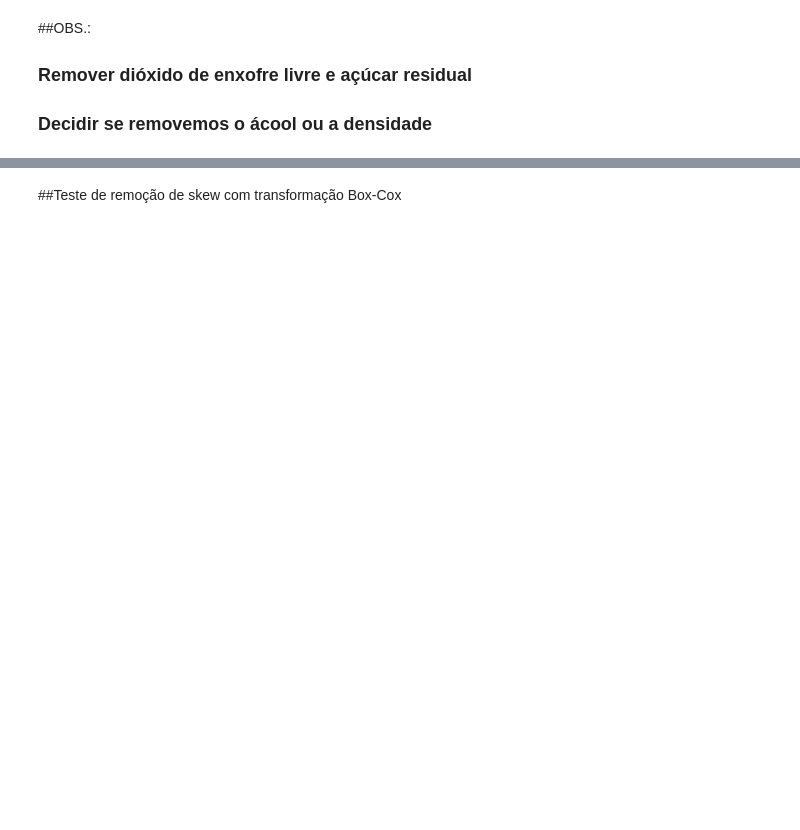
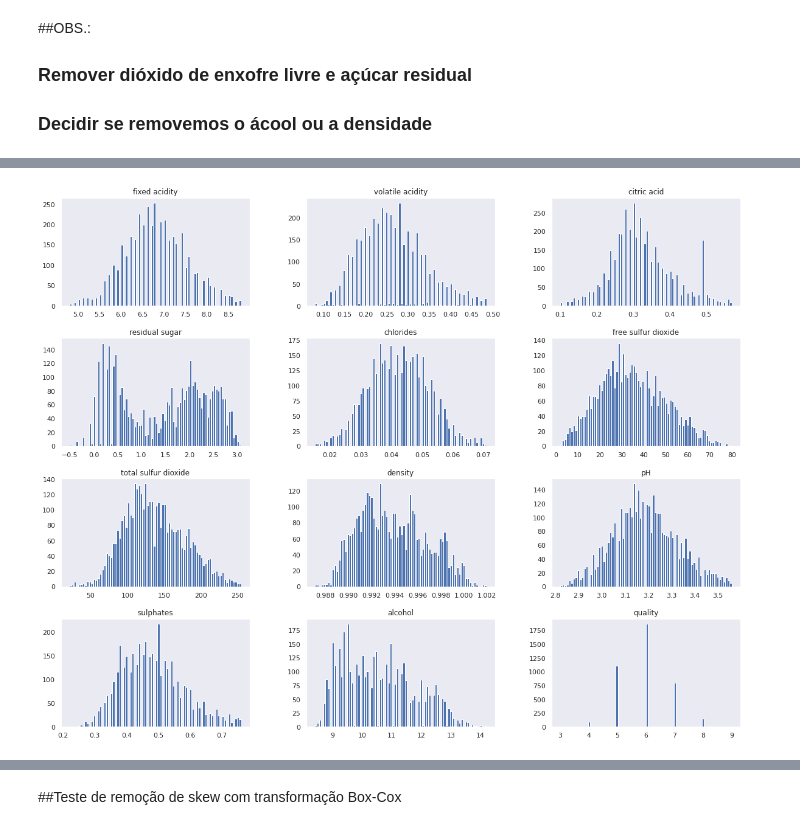
Before and after one commit to gabrie1-s/WQA_Exploratory_Analysis_HW1, a Jupyter notebook: HMW2.ipynb, the cells around one changed output, grey strips where cells are left out. Cells and saved outputs as stored; diff of their text form; code cells hidden in the pictures; blank space fills up the shorter version.

```diff
--- a/Preprocessing.ipynb
+++ b/HMW2.ipynb
@@ -56,0 +127,11 @@ r_wine
+# %%
+w_wine_skew.hist(
+    figsize=(20, 16),
+    grid = False,
+    rwidth = 0.9,
+    bins = 80
+)
+#plt.savefig('inconditional_white.png')
+plt.show()
+# %% [output]
+[figure, added]
```
Also changed, not shown: parts of 18 cells of this notebook, 2 other files.
